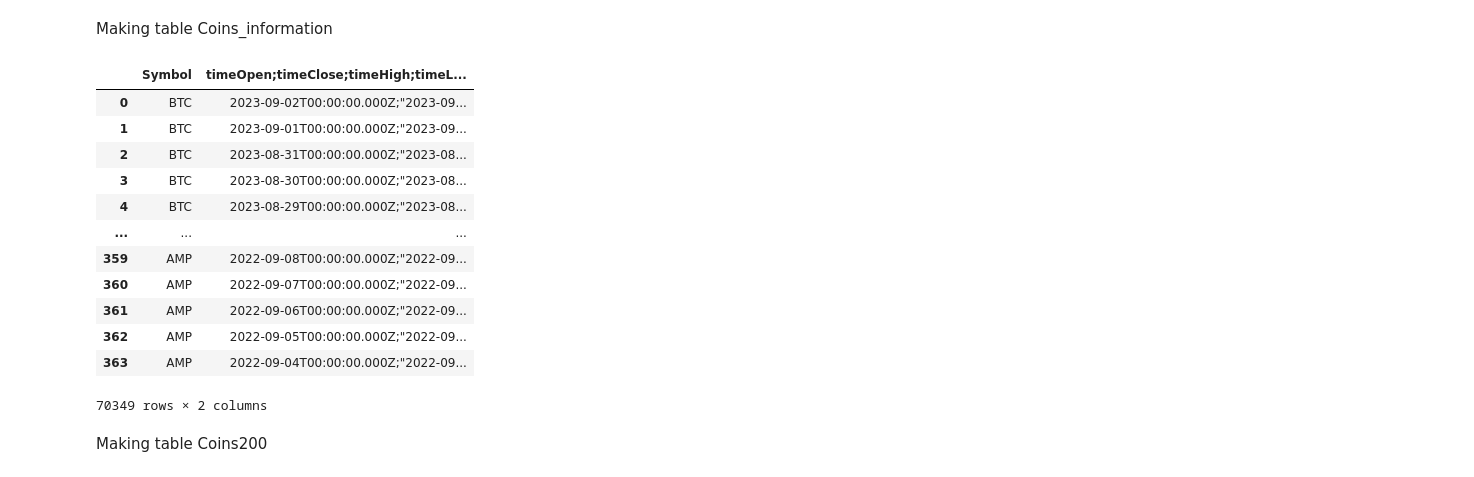
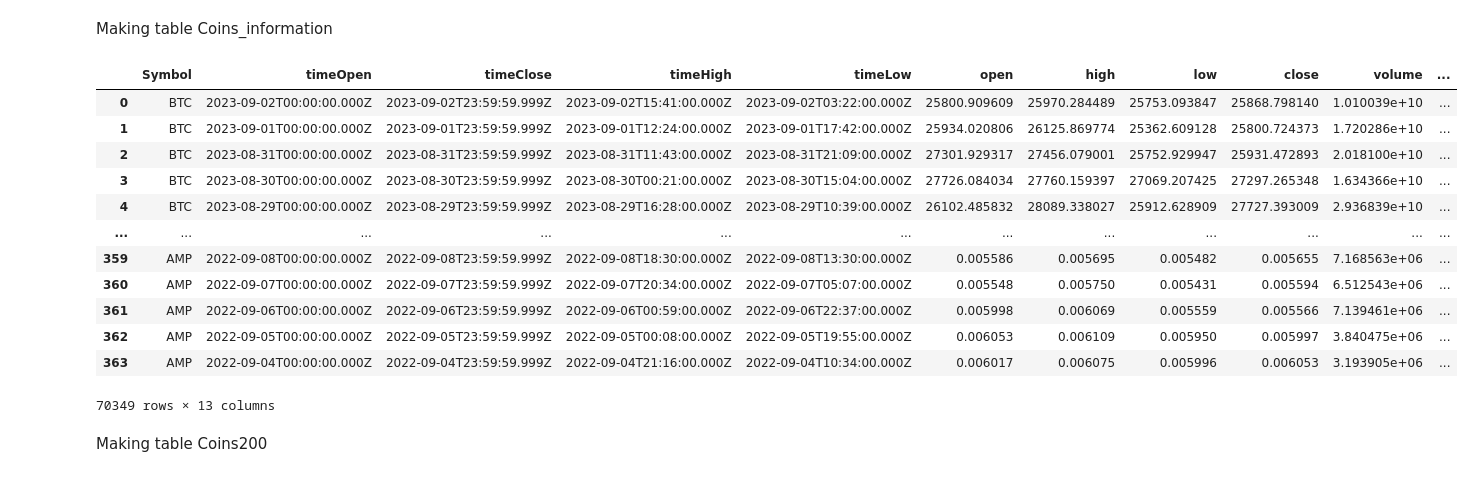
Before and after one commit to iliyapr/coinmarket, a Jupyter notebook: phase2.ipynb, the cells around one changed output. Saved outputs shown, nothing was run; the diff lists cells and outputs as text; code cells hidden in the pictures.

```diff
--- a/phase2.ipynb
+++ b/phase2.ipynb
@@ -17,34 +18,37 @@ Making table Coins_information
 # %%
 coins_information = pd.DataFrame()
 
 for i in range(coins.shape[0]):
     coin_name = coins["Name"][i]
     tail_of_csv_file_name = "_9_3_2022-9_3_2023_historical_data_coinmarketcap.csv"
-    csv_name = coin_name + tail_of_csv_file_name
-    coin_detail = pd.read_csv(csv_name)
+    csv_name = "csvs\\" + coin_name + tail_of_csv_file_name
+    coin_detail = pd.read_csv(csv_name , delimiter=";")
     #adding symbol
     symbol = coins["Symbol"][i]
     symbol_col =[symbol for j in range(coin_detail.shape[0])]
     coin_detail.insert(loc = 0,
                        column = "Symbol",
                        value = symbol_col)
+    coin_detail["circulatingSupply"] =coin_detail["marketCap"]/coin_detail["close"]
     coins_information = pd.concat([coins_information ,coin_detail])
 
+
+coins_information["circulatingSupply"] =coins_information["marketCap"]/coins_information["close"]
 coins_information
 # %% [output]
-|  | Symbol | timeOpen;timeClose;timeHigh;timeL... |
-| 0 | BTC | 2023-09-02T00:00:00.000Z;"2023-09... |
-| 1 | BTC | 2023-09-01T00:00:00.000Z;"2023-09... |
-| 2 | BTC | 2023-08-31T00:00:00.000Z;"2023-08... |
-| 3 | BTC | 2023-08-30T00:00:00.000Z;"2023-08... |
-| 4 | BTC | 2023-08-29T00:00:00.000Z;"2023-08... |
-| ... | ... | ... |
-| 359 | AMP | 2022-09-08T00:00:00.000Z;"2022-09... |
-| 360 | AMP | 2022-09-07T00:00:00.000Z;"2022-09... |
-| 361 | AMP | 2022-09-06T00:00:00.000Z;"2022-09... |
-| 362 | AMP | 2022-09-05T00:00:00.000Z;"2022-09... |
-| 363 | AMP | 2022-09-04T00:00:00.000Z;"2022-09... |
+|  | Symbol | timeOpen | timeClose | timeHigh | timeLow | open | high | low | close | volume | ... |
+| 0 | BTC | 2023-09-02T00:00:00.000Z | 2023-09-02T23:59:59.999Z | 2023-09-02T15:41:00.000Z | 2023-09-02T03:22:00.000Z | 25800.909609 | 25970.284489 | 25753.093847 | 25868.798140 | 1.010039e+10 | ... |
+| 1 | BTC | 2023-09-01T00:00:00.000Z | 2023-09-01T23:59:59.999Z | 2023-09-01T12:24:00.000Z | 2023-09-01T17:42:00.000Z | 25934.020806 | 26125.869774 | 25362.609128 | 25800.724373 | 1.720286e+10 | ... |
+| 2 | BTC | 2023-08-31T00:00:00.000Z | 2023-08-31T23:59:59.999Z | 2023-08-31T11:43:00.000Z | 2023-08-31T21:09:00.000Z | 27301.929317 | 27456.079001 | 25752.929947 | 25931.472893 | 2.018100e+10 | ... |
+| 3 | BTC | 2023-08-30T00:00:00.000Z | 2023-08-30T23:59:59.999Z | 2023-08-30T00:21:00.000Z | 2023-08-30T15:04:00.000Z | 27726.084034 | 27760.159397 | 27069.207425 | 27297.265348 | 1.634366e+10 | ... |
+| 4 | BTC | 2023-08-29T00:00:00.000Z | 2023-08-29T23:59:59.999Z | 2023-08-29T16:28:00.000Z | 2023-08-29T10:39:00.000Z | 26102.485832 | 28089.338027 | 25912.628909 | 27727.393009 | 2.936839e+10 | ... |
+| ... | ... | ... | ... | ... | ... | ... | ... | ... | ... | ... | ... |
+| 359 | AMP | 2022-09-08T00:00:00.000Z | 2022-09-08T23:59:59.999Z | 2022-09-08T18:30:00.000Z | 2022-09-08T13:30:00.000Z | 0.005586 | 0.005695 | 0.005482 | 0.005655 | 7.168563e+06 | ... |
+| 360 | AMP | 2022-09-07T00:00:00.000Z | 2022-09-07T23:59:59.999Z | 2022-09-07T20:34:00.000Z | 2022-09-07T05:07:00.000Z | 0.005548 | 0.005750 | 0.005431 | 0.005594 | 6.512543e+06 | ... |
+| 361 | AMP | 2022-09-06T00:00:00.000Z | 2022-09-06T23:59:59.999Z | 2022-09-06T00:59:00.000Z | 2022-09-06T22:37:00.000Z | 0.005998 | 0.006069 | 0.005559 | 0.005566 | 7.139461e+06 | ... |
+| 362 | AMP | 2022-09-05T00:00:00.000Z | 2022-09-05T23:59:59.999Z | 2022-09-05T00:08:00.000Z | 2022-09-05T19:55:00.000Z | 0.006053 | 0.006109 | 0.005950 | 0.005997 | 3.840475e+06 | ... |
+| 363 | AMP | 2022-09-04T00:00:00.000Z | 2022-09-04T23:59:59.999Z | 2022-09-04T21:16:00.000Z | 2022-09-04T10:34:00.000Z | 0.006017 | 0.006075 | 0.005996 | 0.006053 | 3.193905e+06 | ... |
-70349 rows × 2 columns
+70349 rows × 13 columns
 # %% [markdown]
 Making table Coins200
 # %%
```
Also changed, not shown: parts of 15 cells of this notebook.
